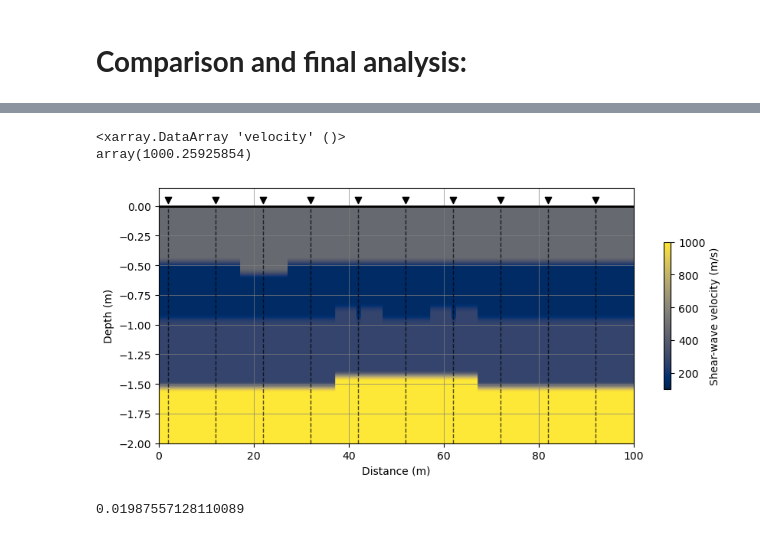
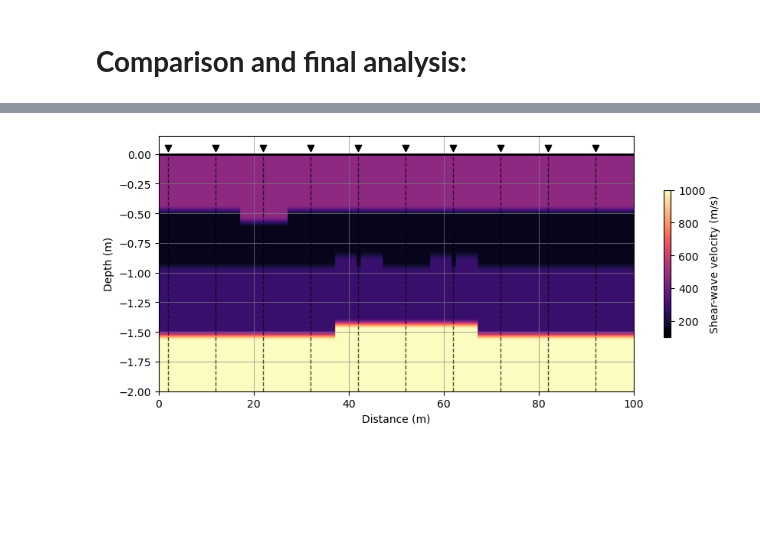
Before and after one commit to dIOGOLOC/Agriculture_inversion, a Jupyter notebook: inversion_evolutionary_algorithm.ipynb, the cells around one changed output, grey strips where cells are left out. Saved outputs shown, nothing was run; the diff lists cells and outputs as text; code cells hidden in the pictures; blank space fills up the shorter version.

```diff
--- a/inversion_evolutionary_algorithm.ipynb
+++ b/inversion_evolutionary_algorithm.ipynb
@@ -387,7 +387,7 @@ def mutate_gaussian(ind, mutpb=0.02):
             if random.random() < mutpb:  # Mutation probability check
                 value = ind[i][j]
                 sigma = 0.1 * abs(value)  # Standard deviation as 10% of the current value
-                ind[i][j] += np.random.normal(0, sigma)  # Apply Gaussian noise
+                ind[i][j] += round(np.random.normal(0, sigma),2)  # Apply Gaussian noise
     return ind,
 # %% [markdown]
 6. **Crossover**: They only mate individuals, this means that an independent copies must be made prior to mating the individuals if the original individuals have to be kept or are references to other individuals;
@@ -512,14 +512,15 @@ dic_inversion = []
 start_time = time.time()
 
 # Number of inversions:
-n_inv = 5
+n_inv = 10
 
-for ivx in tqdm(range(n_inv),total=len(range(n_inv)),desc='Number of inversions', leave=True, dynamic_ncols=True,colour='green'):
+for ivx in tqdm(range(n_inv),total=len(range(n_inv)),desc='Number of inversions', leave=False, dynamic_ncols=True,colour='green'):
     Vs_lst = []
     thick_lst = []
     misfit_lst = []
     ngen_lst = []
-
+    misfit_final_lst = []
+    inversion_lst = []
     for idx, dat in enumerate(tqdm(obs_data.iterrows(),total=obs_data.shape[0], desc='Station', colour='red',leave=False, dynamic_ncols=True)):
 
             # Loading the dispersion curves estimated:
@@ -533,10 +534,10 @@ for ivx in tqdm(range(n_inv),total=len(range(n_inv)),desc='Number of inversions'
             # - First layer minumum velocity
             # - First layer maximum velocity
             # - Maximum thickness
-            toolbox = configure_deap(estimated_disp, 0.2, 0.5, 30, 500,2)
+            toolbox = configure_deap(estimated_disp, 0.3, 0.5, 30, 500,2)
 
             # Starting population:
-            population = toolbox.population(n=5000)
+            population = toolbox.population(n=1000000)
 
             # Starting statistical measurement:
             estatistica = tools.Statistics(statistics_save)
@@ -553,15 +554,8 @@ for ivx in tqdm(range(n_inv),total=len(range(n_inv)),desc='Number of inversions'
             # -----------------------------------------------------------------------------------
             # Saving inversion results
 
-            Vs_lst.append(hof[0][1])
-            thick_lst.append(hof[0][0])
-            misfit_lst.append([i['mean'] for i in log])
-            ngen_lst.append([i['gen'] for i in log])
-
-    # -----------------------------------------------------------------------------------
-    # Saving inversion final results
-    dic_results = {'Vs': Vs_lst,'thick': thick_lst,'misfit': misfit_lst,'ngen': ngen_lst}
-    dic_inversion.append(dic_results)
+            dic_results = {'Vs': hof[0][1],'thick': hof[0][0],'misfit': [i['mean'] for i in log],'ngen': [i['gen'] for i in log],'misfit_min':min([i['mean'] for i in log]),'profile':idx+1,'inversion':ivx+1}
+            dic_inversion.append(dic_results)
 
 # -----------------------------------------------------------------------------------
 # End
@@ -581,18 +582,18 @@ df_inversion = pd.read_feather(data_path+'inversion_.feather')
 # %%
 fig, ax = plt.subplots(figsize=(8, 6))
 for dativ in df_inversion.iterrows():
-    ax.semilogy(np.mean(dativ[1]['ngen'],axis=0), np.mean(dativ[1]['misfit'],axis=0), '-')  # Sem o label
+    ax.semilogy(dativ[1]['ngen'], dativ[1]['misfit'], '-')  # Sem o label
 
 ax.set_xlabel('Number of inversions')
 ax.set_ylabel('Misfit value')
-ax.axvline(x=len(dativ[1]['ngen'][0])-1, color='red', linestyle='--', label='Last gen')
+ax.axvline(x=len(dativ[1]['ngen'])-1, color='red', linestyle='--', label='Last gen')
 ax.legend(loc='upper right')
 ax.grid(True)
 plt.tight_layout()
 ax.minorticks_on()
 ax.grid(which='major', color='gray', linestyle='-', linewidth=0.5)
 ax.grid(which='minor', color='gray', linestyle=':', linewidth=0.5, alpha=0.5)
-ax.set_title('Misfit evolution of '+str(df_inversion.shape[0])+' receptors')
+ax.set_title('Misfit evolution')
 
 fig.savefig(figures_path+'misfit_total_.png', dpi=300)
 # %% [output]
@@ -756,30 +741,21 @@ grid = grd.grid(
     dims=["depth","receptor"],
     data_names="velocity",
 )
-# %%
-grid.velocity.max()
-# %% [output]
-<xarray.DataArray 'velocity' ()>
-array(1000.25925854)
 # %%
 fig,ax = plt.subplots(1, 1, figsize=(10, 5))
 
-im = plt.imshow(grid.velocity.data, cmap='cividis',extent=[0, 100, -2.0, 0],vmin=100,vmax=1000,aspect=25,origin='lower')
+im = plt.imshow(grid.velocity.data, cmap='magma',extent=[0, 100, -2.0, 0],vmin=100,vmax=1000,aspect=25,origin='lower')
 
 for idx,ix in enumerate(lst_receptor):
     ax.vlines(x=ix,ymin=-2.0,ymax=0,colors='k',lw=1.0,ls='--',alpha=0.7)
     ax.scatter(x=ix,y=0.05,color='k',marker='v')
 
 ax.hlines(y=0,xmin=0,xmax=100,colors='k',lw=2,ls='-',alpha=1)
 ax.set_xlabel('Distance (m)')
 ax.grid(which='major', color='gray', linestyle='-', linewidth=0.5)
 ax.grid(which='minor', color='gray', linestyle=':', linewidth=0.5, alpha=0.5)
 ax.set_ylabel('Depth (m)')
 plt.colorbar(im, ax=ax,fraction=0.15, shrink=0.5,label='Shear-wave velocity (m/s)')
 fig.savefig(figures_path+'observed_slice_and_receptors.png')
 # %% [output]
-[figure, old version]
+[figure, new version]
-# %%
-np.mean(df_inversion['misfit'][0],axis=0).min()
-# %% [output]
-0.01987557128110089
```
Also changed, not shown: parts of 8 cells of this notebook, 7 other files.
